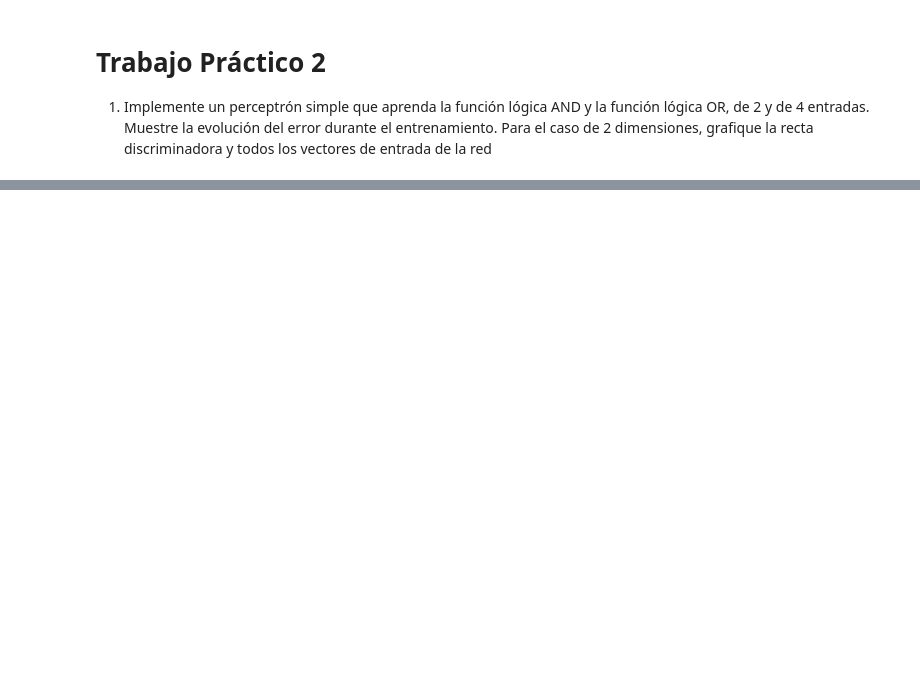
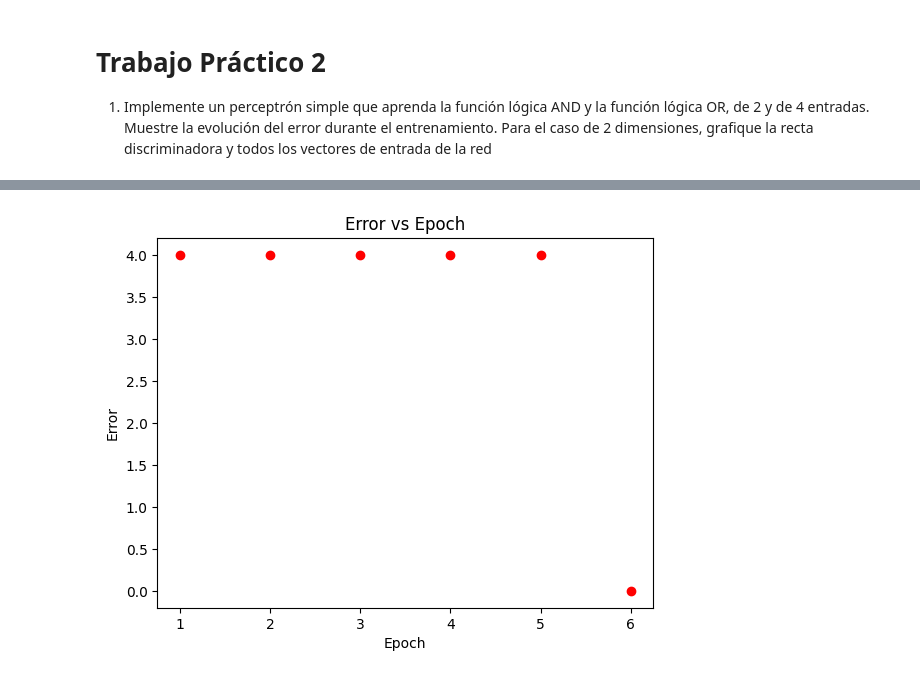
Before and after one commit to jstejman/Redes-Neuronales, a Jupyter notebook: tp2/tp2.ipynb, the cells around one changed output, grey strips where cells are left out. Saved outputs shown, nothing was run; the diff lists cells and outputs as text; code cells hidden in the pictures; blank space fills up the shorter version.

```diff
--- a/tp2/tp2.ipynb
+++ b/tp2/tp2.ipynb
@@ -36,0 +87,18 @@ class Perceptron:
+# %%
+import itertools
+
+permutations = list(itertools.product([True, False], repeat=4))
+y4_and = []
+for p in permutations:
+    if p[0] and p[1] and p[2] and p[3]:
+        y4_and.append(1)
+    else:
+        y4_and.append(-1)
+
+x4_and = np.array(permutations)
+x4_and = np.where(x4_and, 1, -1)
+
+perceptron_4_and = Perceptron(4)
+perceptron_4_and.fit(x4_and, y4_and)
+# %% [output]
+[figure, added]
```
Also changed, not shown: parts of 4 cells of this notebook.
